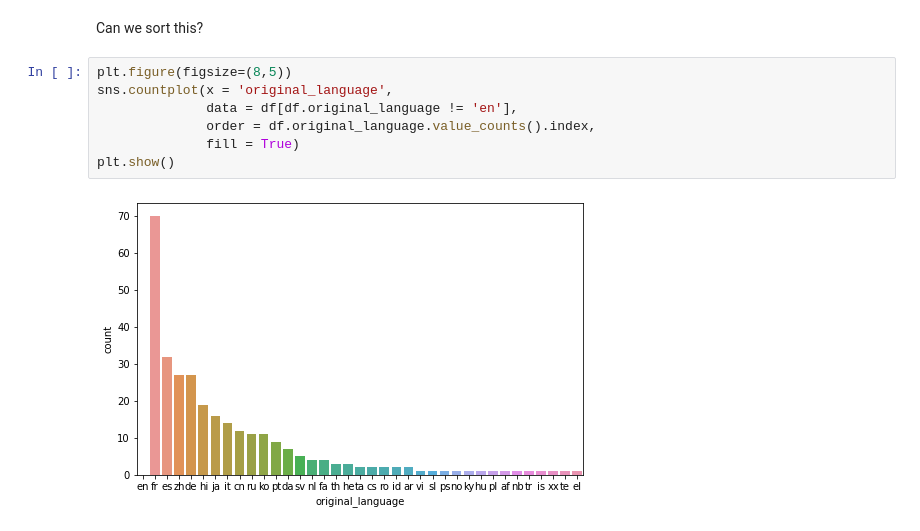
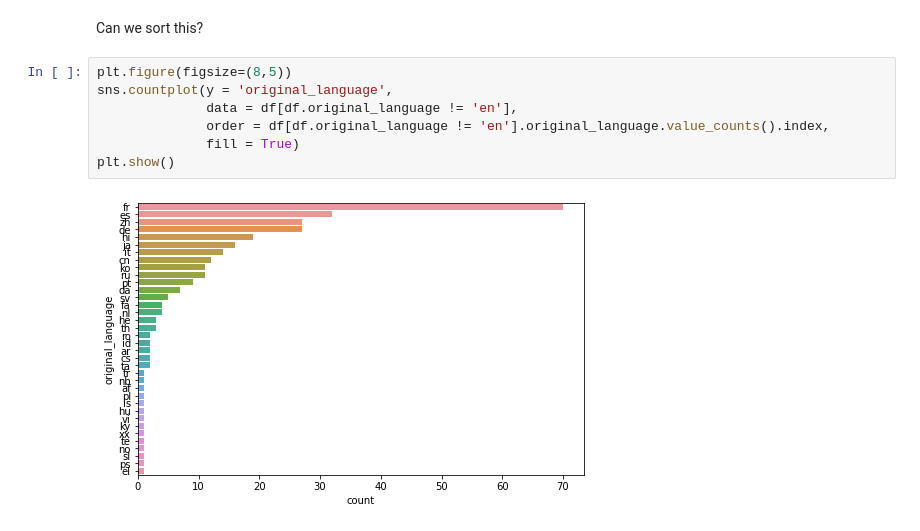
Before and after one commit to rtelmore/info-3440, a Jupyter notebook: in-class-material/week-03/Class-Two/w03-c02-python-eda-movies.ipynb, the cells around one changed output. Drawn from its saved outputs; the diff is of its cells as text.

```diff
--- a/in-class-material/week-03/Class-Two/w03-c02-python-eda-movies.ipynb
+++ b/in-class-material/week-03/Class-Two/w03-c02-python-eda-movies.ipynb
@@ -528,10 +527,10 @@ plt.show()
 Can we sort this?
 # %%
 plt.figure(figsize=(8,5))
-sns.countplot(x = 'original_language',
+sns.countplot(y = 'original_language',
               data = df[df.original_language != 'en'],
-              order = df.original_language.value_counts().index,
+              order = df[df.original_language != 'en'].original_language.value_counts().index,
               fill = True)
 plt.show()
 # %% [output]
-[figure, old version]
+[figure, new version]
```
Also changed, not shown: parts of 5 cells of this notebook.
